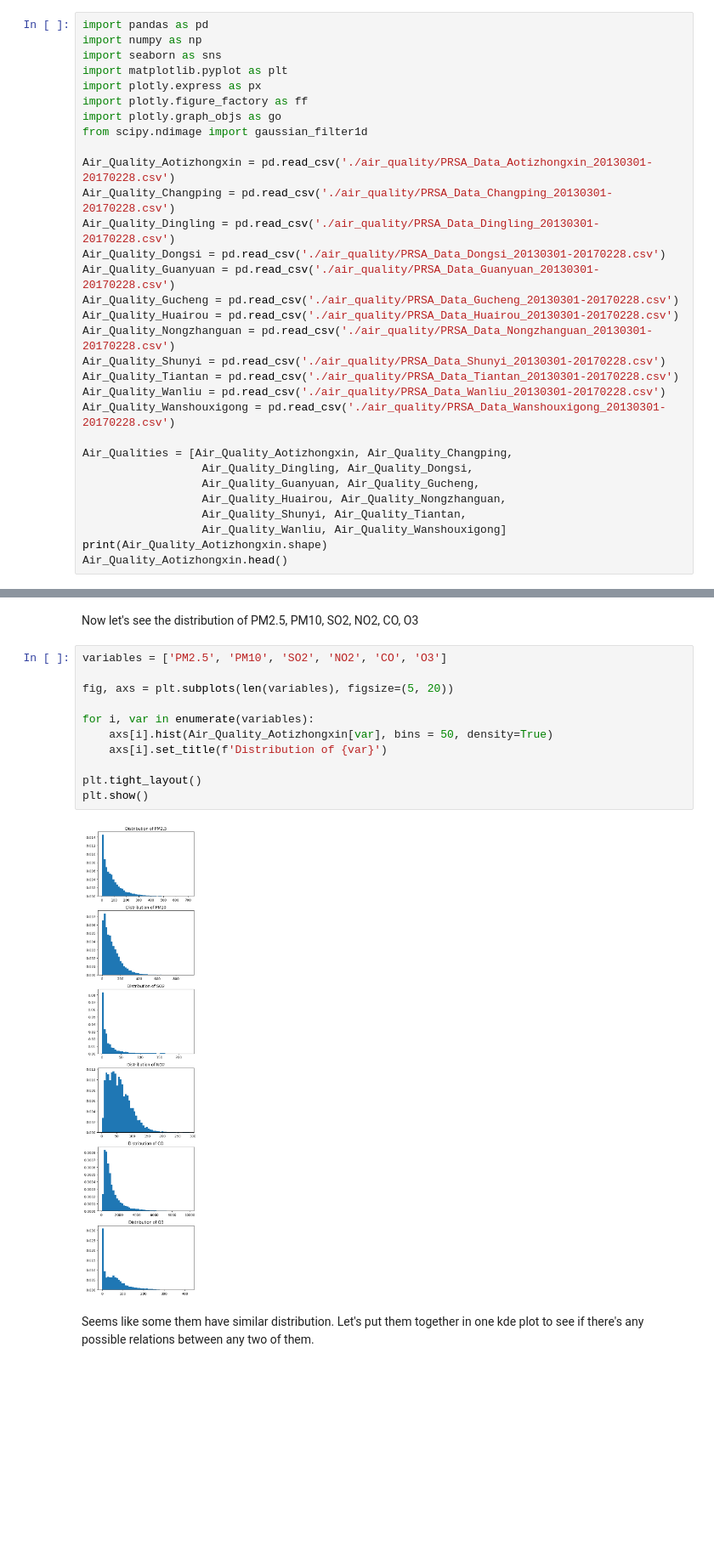
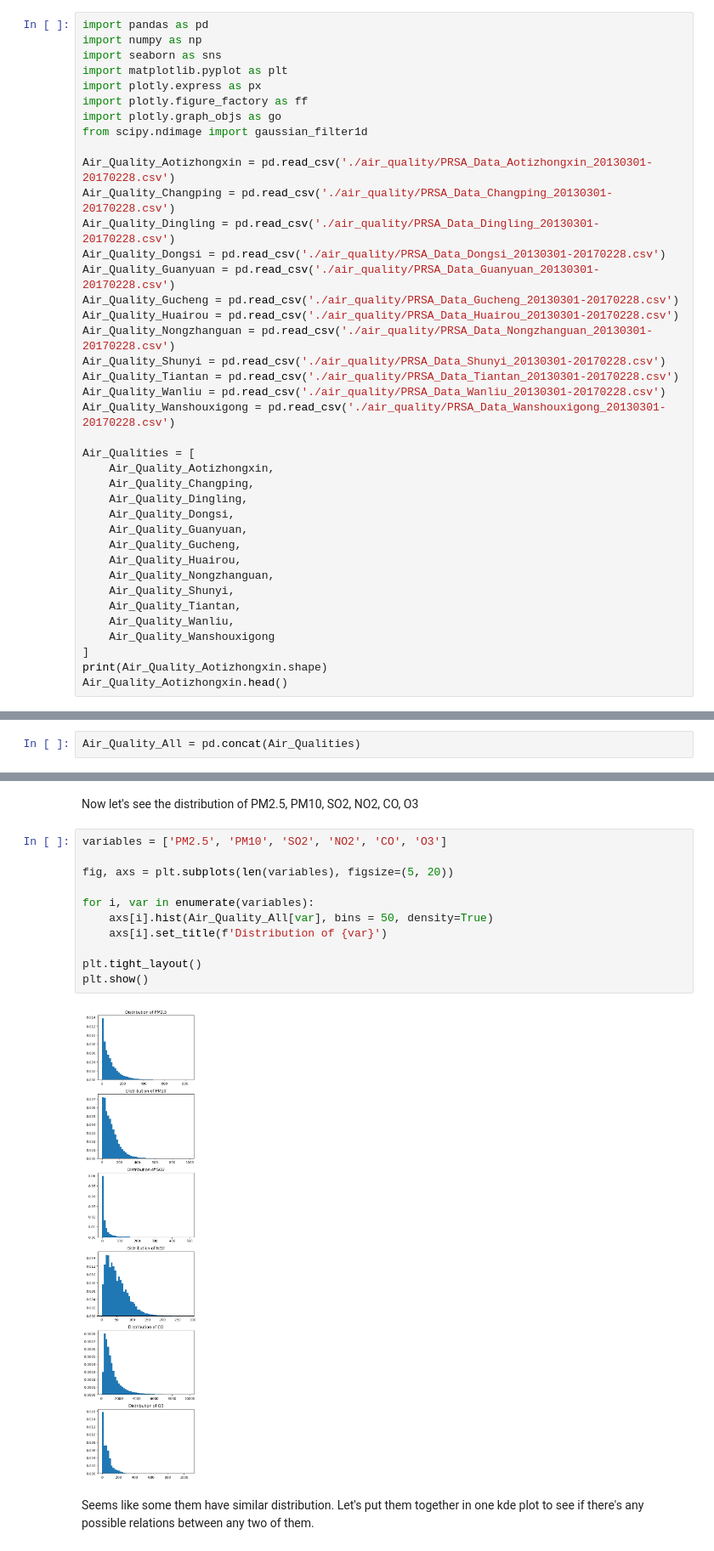
Before and after one commit to perthonBalans/SUSTC_Stat_217_Proj, a Jupyter notebook: Single_variable_analysis.ipynb, the cells around one changed output, grey strips where cells are left out. Shown at 85% size. Drawn from its saved outputs; the diff is of its cells as text; blank space fills up the shorter version.

```diff
--- a/Single_variable_analysis.ipynb
+++ b/Single_variable_analysis.ipynb
@@ -21,12 +21,20 @@ Air_Quality_Tiantan = pd.read_csv('./air_quality/PRSA_Data_Tiantan_20130301-2017
 Air_Quality_Wanliu = pd.read_csv('./air_quality/PRSA_Data_Wanliu_20130301-20170228.csv')
 Air_Quality_Wanshouxigong = pd.read_csv('./air_quality/PRSA_Data_Wanshouxigong_20130301-20170228.csv')
 
-Air_Qualities = [Air_Quality_Aotizhongxin, Air_Quality_Changping,
-                  Air_Quality_Dingling, Air_Quality_Dongsi,
-                  Air_Quality_Guanyuan, Air_Quality_Gucheng,
-                  Air_Quality_Huairou, Air_Quality_Nongzhanguan,
-                  Air_Quality_Shunyi, Air_Quality_Tiantan,
-                  Air_Quality_Wanliu, Air_Quality_Wanshouxigong]
+Air_Qualities = [
+    Air_Quality_Aotizhongxin,
+    Air_Quality_Changping,
+    Air_Quality_Dingling,
+    Air_Quality_Dongsi,
+    Air_Quality_Guanyuan,
+    Air_Quality_Gucheng,
+    Air_Quality_Huairou,
+    Air_Quality_Nongzhanguan,
+    Air_Quality_Shunyi,
+    Air_Quality_Tiantan,
+    Air_Quality_Wanliu,
+    Air_Quality_Wanshouxigong
+]
 print(Air_Quality_Aotizhongxin.shape)
 Air_Quality_Aotizhongxin.head()
 # %% [output]
@@ -86,3 +94,5 @@ OK,let's drop them.
 # %%
 for aq in Air_Qualities:
     aq.dropna(axis=0, inplace=True,how = 'any')
+# %%
+Air_Quality_All = pd.concat(Air_Qualities)
@@ -91,16 +115,16 @@ Now let's see the distribution of PM2.5, PM10, SO2, NO2, CO, O3
 # %%
 variables = ['PM2.5', 'PM10', 'SO2', 'NO2', 'CO', 'O3']
 
 fig, axs = plt.subplots(len(variables), figsize=(5, 20))
 
 for i, var in enumerate(variables):
-    axs[i].hist(Air_Quality_Aotizhongxin[var], bins = 50, density=True)
+    axs[i].hist(Air_Quality_All[var], bins = 50, density=True)
     axs[i].set_title(f'Distribution of {var}')
 
 plt.tight_layout()
 plt.show()
 # %% [output]
-[figure, old version]
+[figure, new version]
 # %% [markdown]
 Seems like some them have similar distribution.
 Let's put them together in one kde plot to see if there's any possible relations between any two of them.
```
Also changed, not shown: parts of 6 cells of this notebook, 1 other file.
